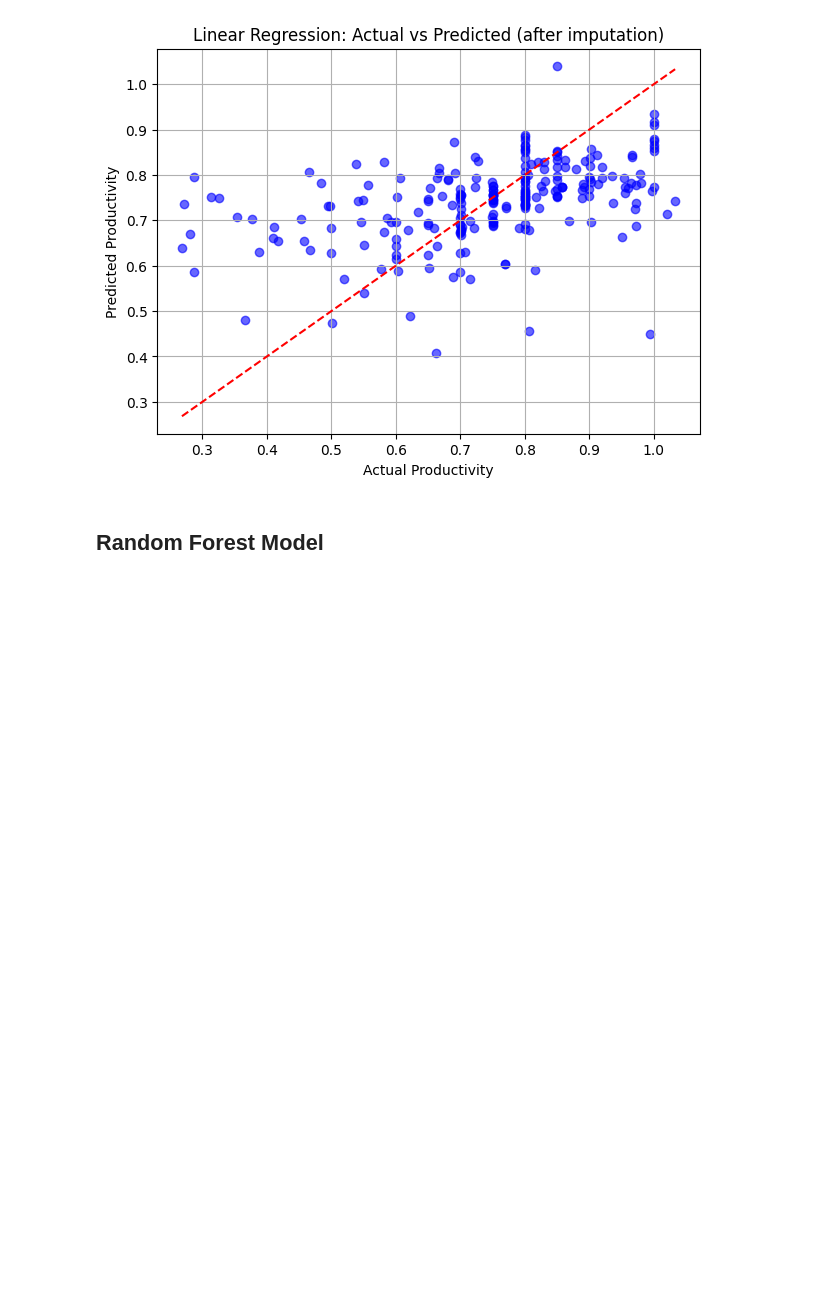
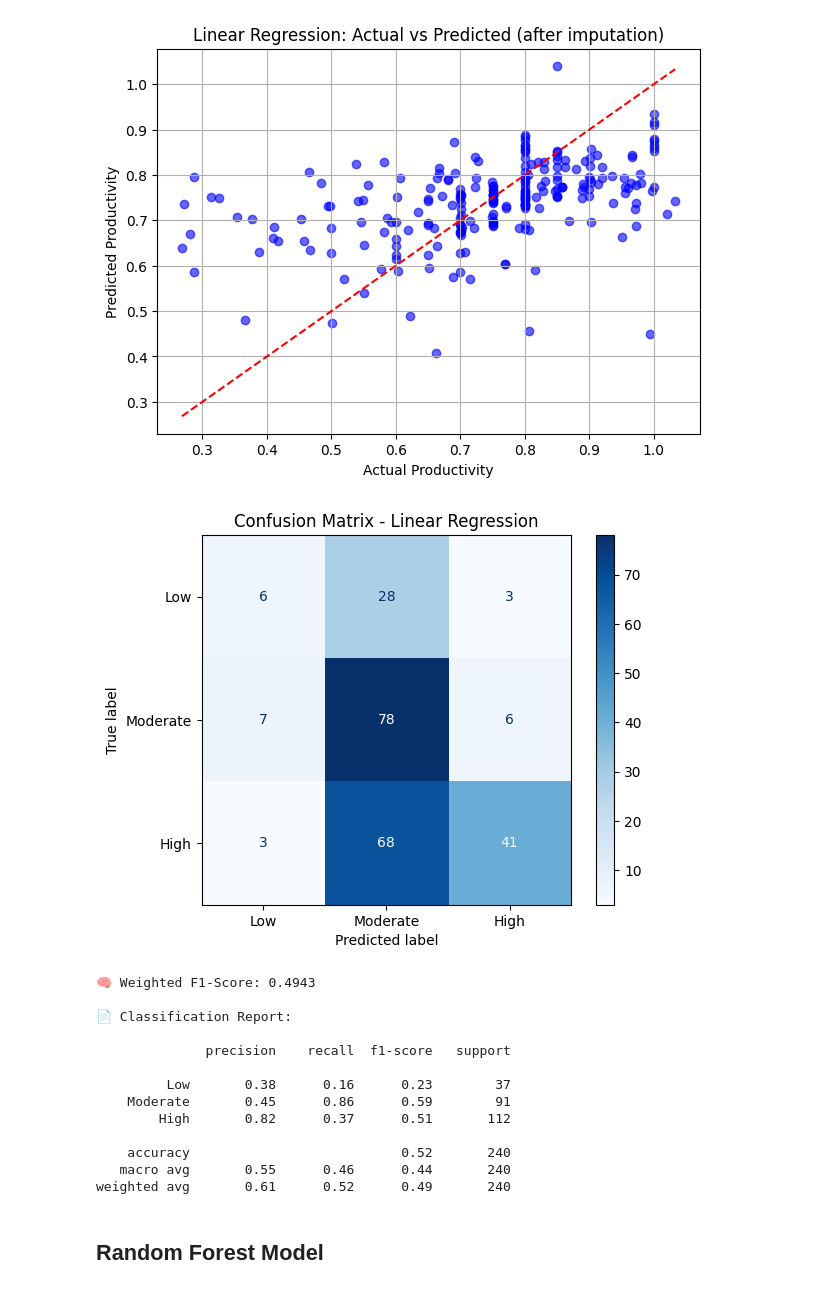
Before and after one commit to Tanmayy-k/Employee-Performance-ML-Prediction, a Jupyter notebook: Employee_Performance_Prediction.ipynb, the cells around one changed output. Drawn from its saved outputs; the diff is of its cells as text; code cells hidden in the pictures; blank space fills up the shorter version.

```diff
--- a/Employee_Performance_Prediction.ipynb
+++ b/Employee_Performance_Prediction.ipynb
@@ -203,6 +237,53 @@ MAE: 0.1073
 MSE: 0.0215
 R² Score: 0.19
 [figure]
+# %%
+# 🔧 Classification-style Evaluation Section
+from sklearn.metrics import confusion_matrix, ConfusionMatrixDisplay, classification_report, f1_score
+
+# Define bins
+def categorize(val):
+    if val < 0.6:
+        return 0  # Low
+    elif val <= 0.8:
+        return 1  # Moderate
+    else:
+        return 2  # High
+
+# Convert to classes
+y_test_class = list(map(categorize, y_test))
+pred_class = list(map(categorize, pred_test))
+
+# Confusion Matrix
+cm = confusion_matrix(y_test_class, pred_class)
+disp = ConfusionMatrixDisplay(confusion_matrix=cm, display_labels=["Low", "Moderate", "High"])
+disp.plot(cmap='Blues')
+plt.title("Confusion Matrix - Linear Regression")
+plt.grid(False)
+plt.show()
+
+# F1 Score
+f1 = f1_score(y_test_class, pred_class, average='weighted')
+print("\n🧠 Weighted F1-Score:", round(f1, 4))
+
+# Classification Report
+print("\n📄 Classification Report:\n")
+print(classification_report(y_test_class, pred_class, target_names=["Low", "Moderate", "High"]))
+# %% [output]
+[figure, added]
+🧠 Weighted F1-Score: 0.4943
+
+📄 Classification Report:
+
+              precision    recall  f1-score   support
+
+         Low       0.38      0.16      0.23        37
+    Moderate       0.45      0.86      0.59        91
+        High       0.82      0.37      0.51       112
+
+    accuracy                           0.52       240
+   macro avg       0.55      0.46      0.44       240
+weighted avg       0.61      0.52      0.49       240
 # %% [markdown]
 ## Random Forest Model
 # %%
```
Also changed, not shown: parts of 8 cells of this notebook.
